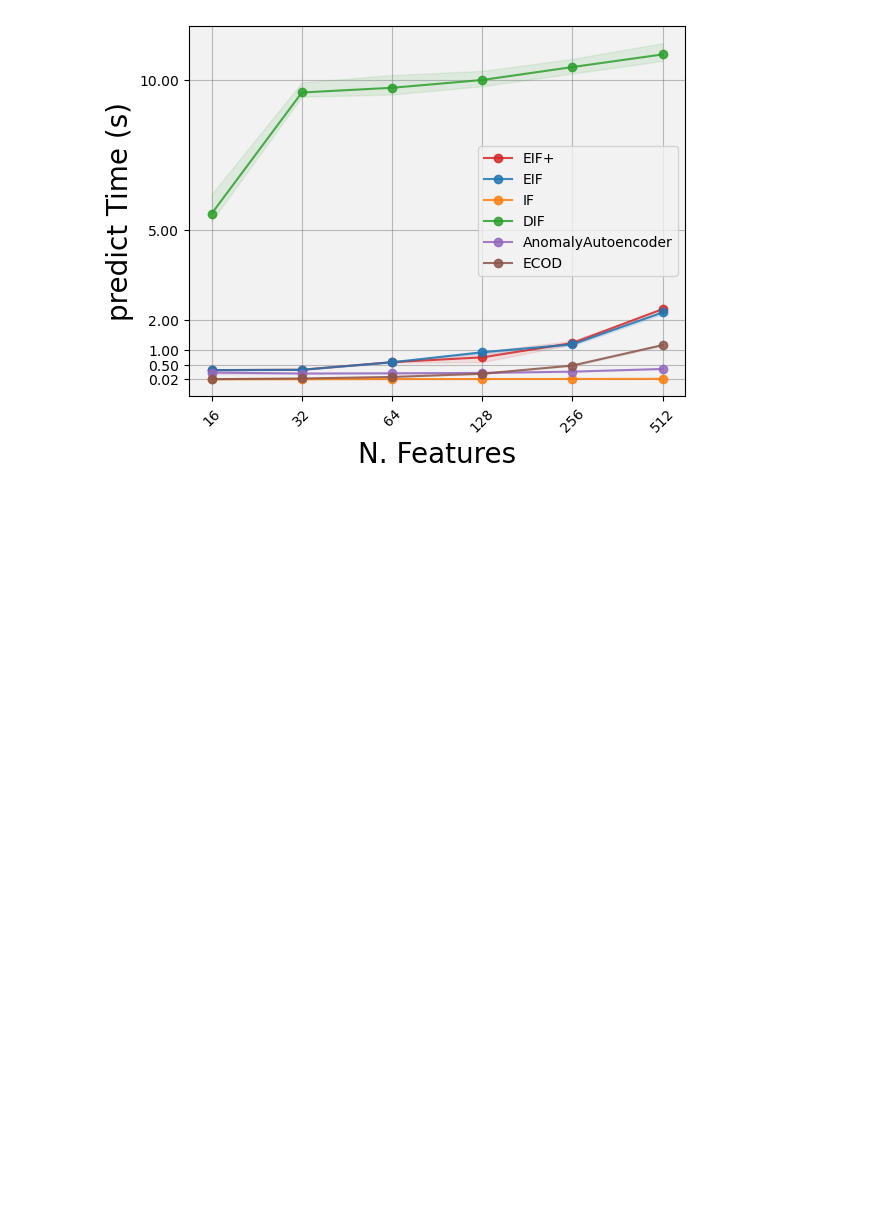
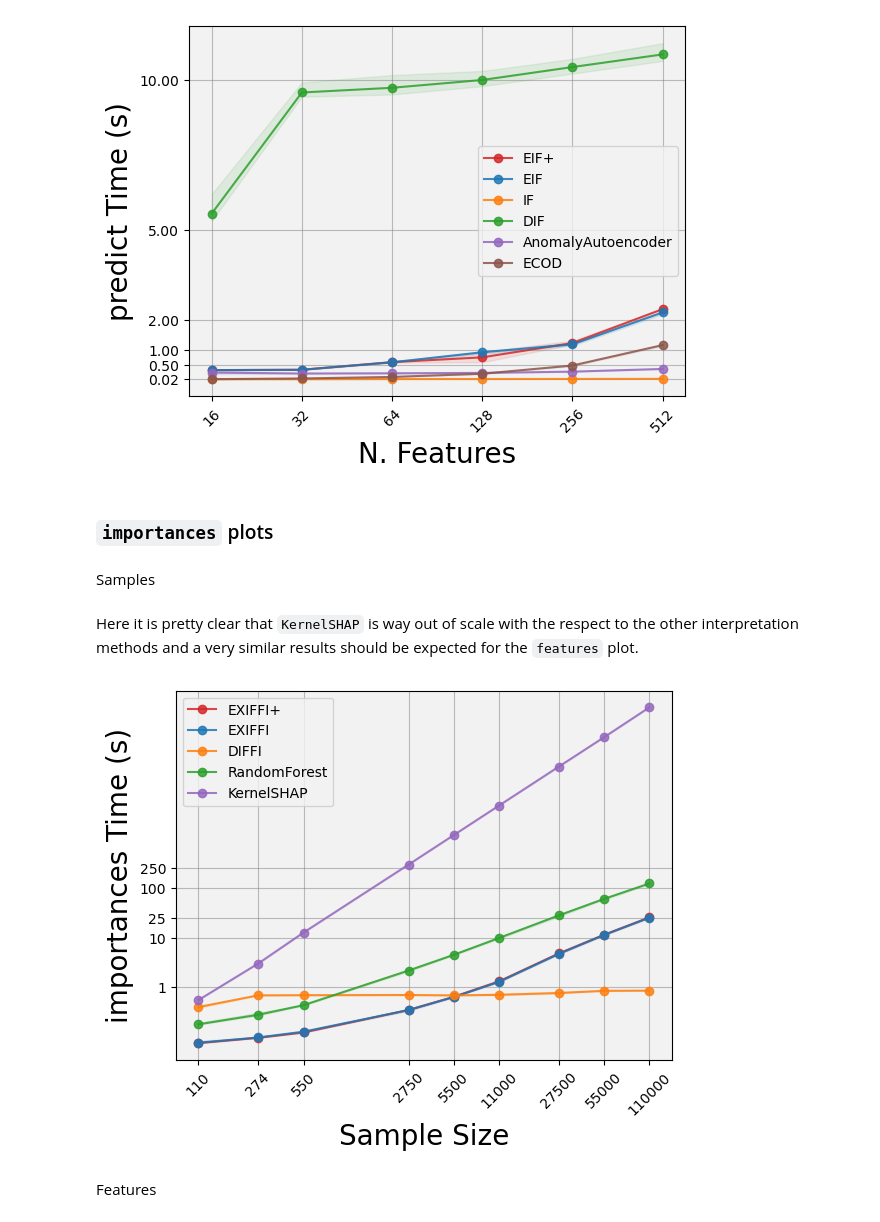
Before and after one commit to alessioarcudi/ExIFFI, a Jupyter notebook: notebooks/time_scaling_plots.ipynb, the cells around one changed output. Saved outputs shown, nothing was run; the diff lists cells and outputs as text; code cells hidden in the pictures; blank space fills up the shorter version.

Commit message:
Obtain Time Scaling plot for importances samples

```diff
--- a/notebooks/time_scaling_plots.ipynb
+++ b/notebooks/time_scaling_plots.ipynb
@@ -17,2 +17,9 @@ To enable the following instructions: SSE4.1 SSE4.2 AVX AVX2 AVX_VNNI FMA, in ot
 # %% [markdown]
 ## Utility Functions
+# %%
+last_shap_time=444854.5425505638+4000
+last_shap_dict={'importances_time':last_shap_time}
+basepath=os.path.dirname(os.getcwd())
+last_shap_path=os.path.join(basepath,'experiments','results',
+                            'Xaxis_100000_6','experiments','time_scaling','EIF+','KernelSHAP')
+save_element(last_shap_dict,last_shap_path)
@@ -153,6 +166,7 @@ dict_keys(['fit', 'predict', 'importances'])
 ## Obtain Time Scaling Plots
 # %%
 model_names=['EIF+','EIF','sklearn_IF','DIF','AnomalyAutoencoder','ECOD']
+model_names_importances=['EXIFFI+','EXIFFI','DIFFI','RandomForest','KernelSHAP']
 dataset_names_samples=["Xaxis_100_6","Xaxis_250_6","Xaxis_500_6",
                        "Xaxis_2500_6","Xaxis_5000_6","Xaxis_10000_6",
                        "Xaxis_25000_6","Xaxis_50000_6","Xaxis_100000_6"]
@@ -234,3 +265,24 @@ fig,ax=plot_time_scaling1(basepath=basepath,
                          dict_name='time_scaling_test_dei_new.pickle')
 # %% [output]
 [figure]
+# %% [markdown]
+### `importances` plots
+# %% [markdown]
+Samples
+# %% [markdown]
+Here it is pretty clear that `KernelSHAP` is way out of scale with the respect to the other interpretation methods and a very similar results should be expected for the `features` plot.
+# %%
+fig,ax=plot_time_scaling1(basepath=basepath,
+                         model_names=model_names_importances,
+                         dataset_names=dataset_names_samples,
+                         data_path=datapath_samples,
+                         plot_path=plot_path_samples,
+                         type="importances",
+                         plot_type="samples",
+                         show_plot=True,
+                         save_plot=False,
+                         dict_name='time_scaling_test_acq2.pickle')
+# %% [output]
+[figure, added]
+# %% [markdown]
+Features
```
Also changed, not shown: parts of 8 cells of this notebook, 2 other files.
